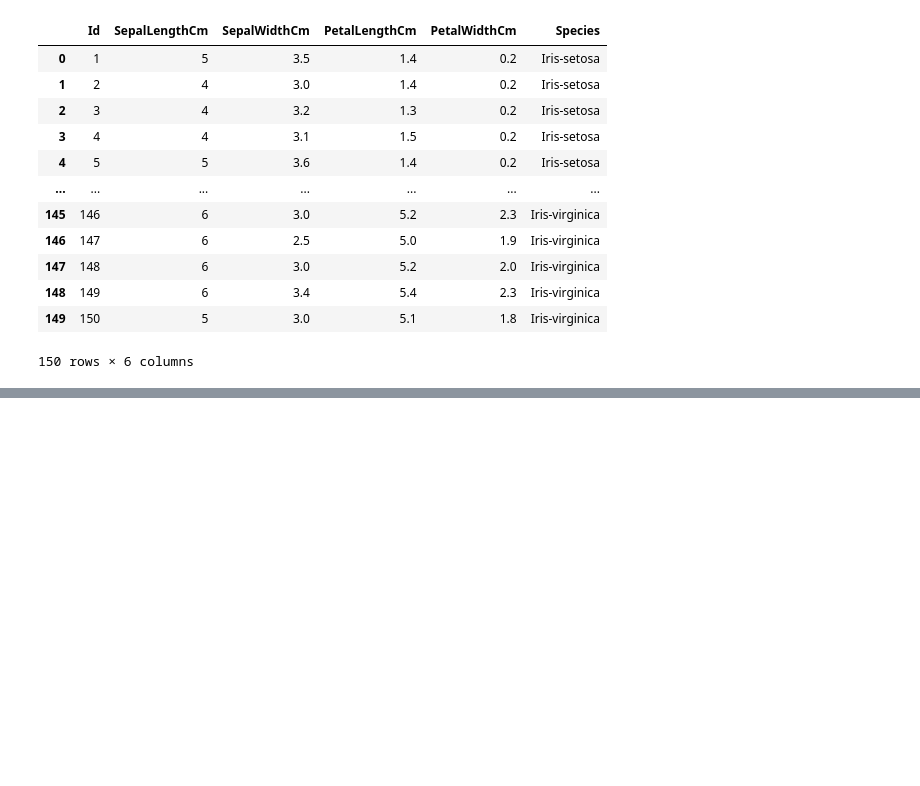
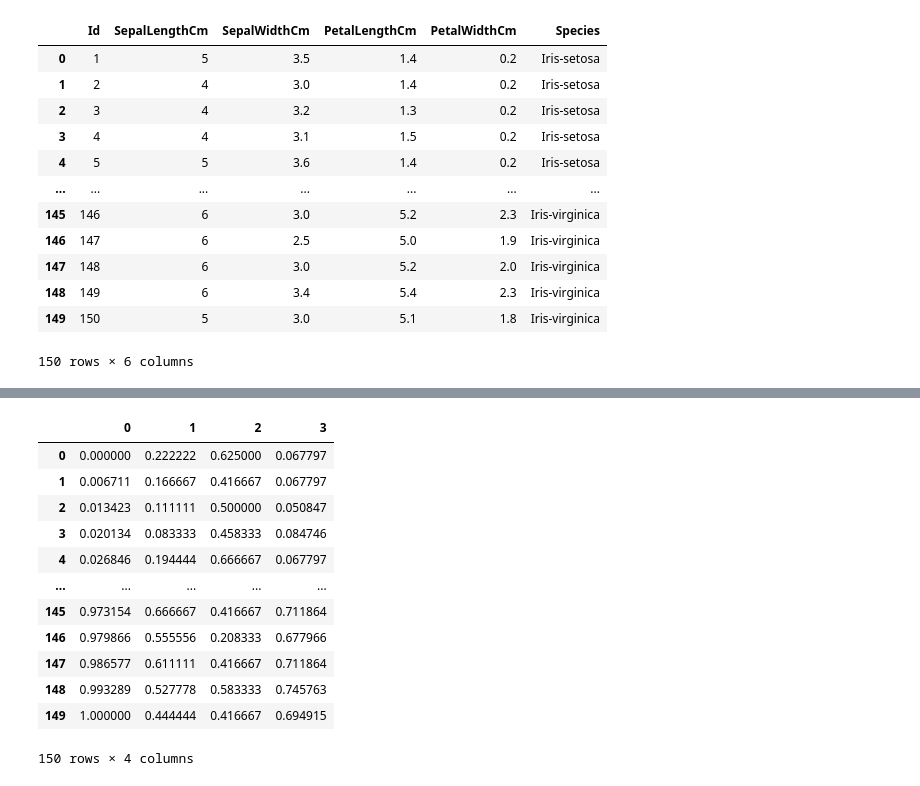
Before and after one commit to Priti-Aware/DSBDA-Practicals, a Jupyter notebook: DSBDA Lab/1. Data Wrangling 1/Assignment1.ipynb, the cells around one changed output, grey strips where cells are left out. Saved outputs shown, nothing was run; the diff lists cells and outputs as text; code cells hidden in the pictures; blank space fills up the shorter version.

```diff
--- a/DSBDA Lab/1. Data Wrangling 1/Assignment1.ipynb
+++ b/DSBDA Lab/1. Data Wrangling 1/Assignment1.ipynb
@@ -166,0 +186,18 @@ df.dropna() #To drop null value
+# %%
+X_scaled = min_max_scaler.fit_transform(X)
+df_normalized = pd.DataFrame(X_scaled)
+df_normalized
+# %% [output]
+|  | 0 | 1 | 2 | 3 |
+| 0 | 0.000000 | 0.222222 | 0.625000 | 0.067797 |
+| 1 | 0.006711 | 0.166667 | 0.416667 | 0.067797 |
+| 2 | 0.013423 | 0.111111 | 0.500000 | 0.050847 |
+| 3 | 0.020134 | 0.083333 | 0.458333 | 0.084746 |
+| 4 | 0.026846 | 0.194444 | 0.666667 | 0.067797 |
+| ... | ... | ... | ... | ... |
+| 145 | 0.973154 | 0.666667 | 0.416667 | 0.711864 |
+| 146 | 0.979866 | 0.555556 | 0.208333 | 0.677966 |
+| 147 | 0.986577 | 0.611111 | 0.416667 | 0.711864 |
+| 148 | 0.993289 | 0.527778 | 0.583333 | 0.745763 |
+| 149 | 1.000000 | 0.444444 | 0.416667 | 0.694915 |
+150 rows × 4 columns
```
Also changed, not shown: parts of 1 cell of this notebook.
